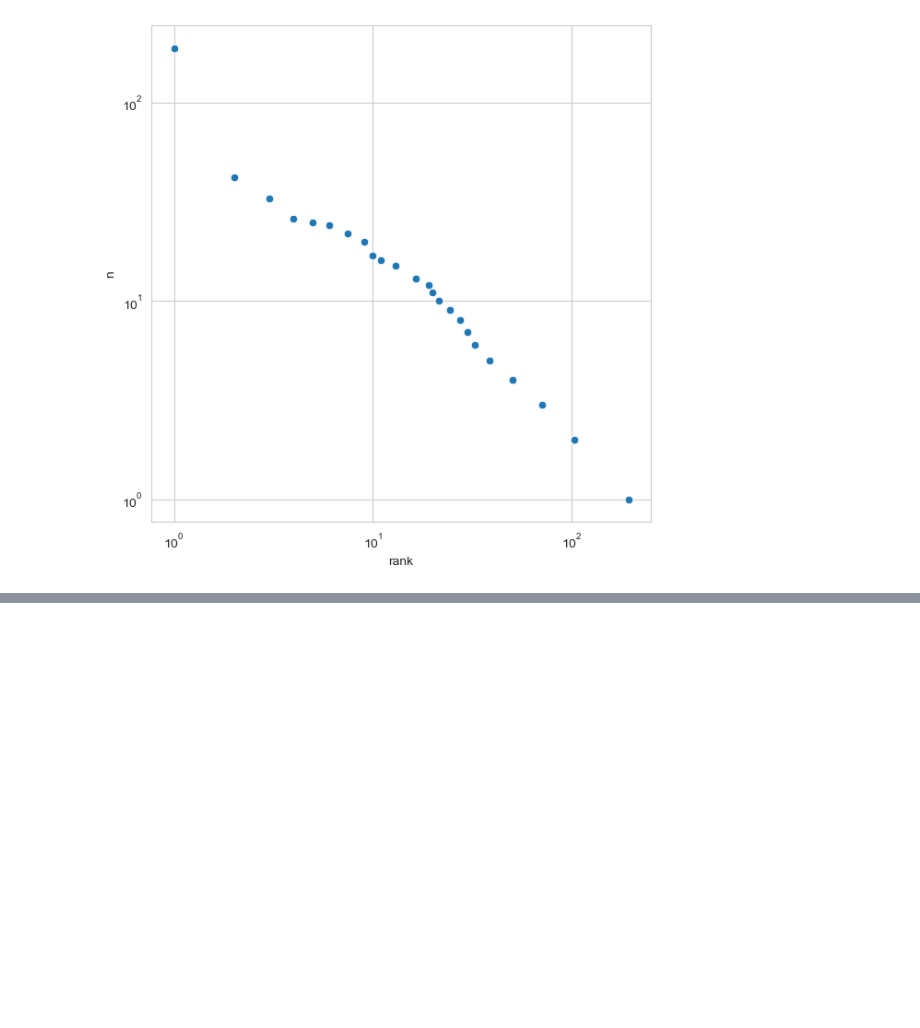
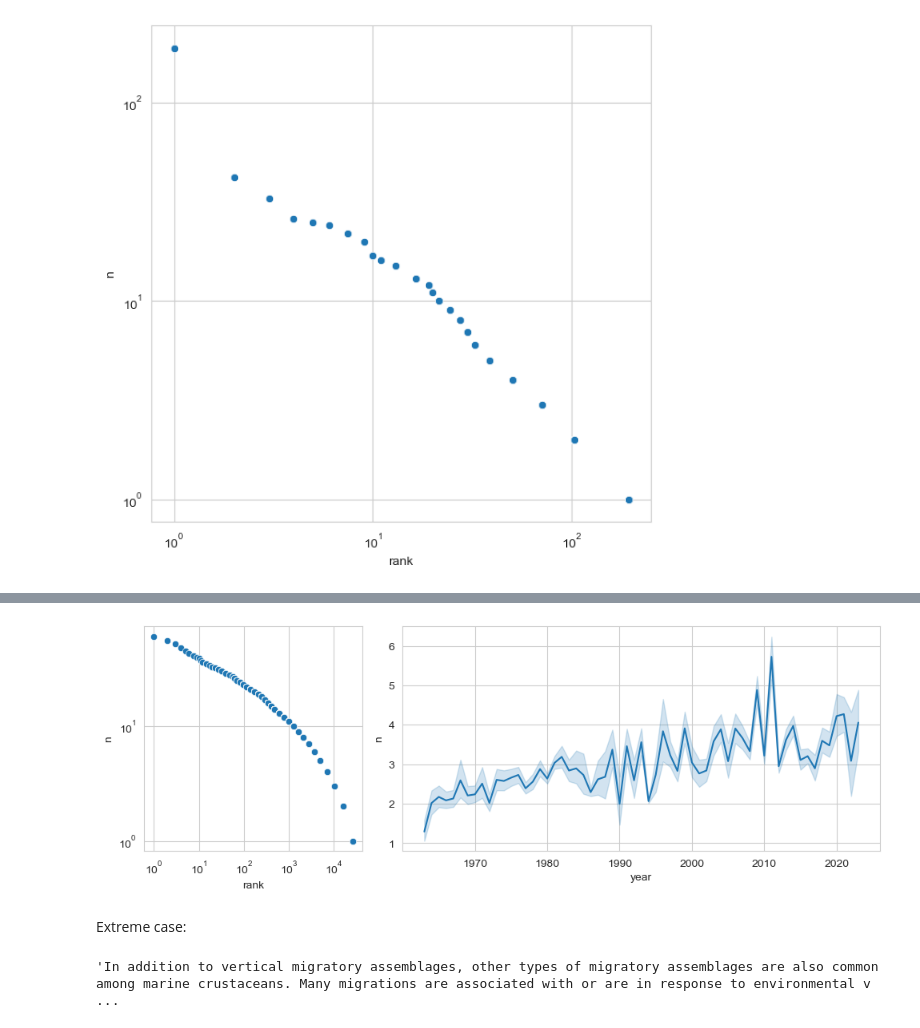
Before and after one commit to jstonge/sci_feuds, a Jupyter notebook: notebook/eda.ipynb, the cells around one changed output, grey strips where cells are left out. Drawn from its saved outputs; the diff is of its cells as text; code cells hidden in the pictures; blank space fills up the shorter version.

```diff
--- a/notebook/eda.ipynb
+++ b/notebook/eda.ipynb
@@ -86,0 +105,4 @@ ax.set_yscale('log');
+# %%
+df_count = df.value_counts(['year', 'did', 'sid']).reset_index(name='n')
+df_count['rank'] = df_count.n.rank(ascending=False)
+df_count.head(5)
@@ -86,0 +125,18 @@ ax.set_yscale('log');
+# %%
+sns.set_style("whitegrid")
+fig, ax = plt.subplots(figsize=(10, 10))
+ax1 = plt.subplot2grid((3, 3), (0, 0))
+ax2 = plt.subplot2grid((3, 3), (0, 1), colspan=2)
+sns.scatterplot(x='rank', y="n", data=df_count, ax=ax1)
+ax1.set_xscale('log')
+ax1.set_yscale('log')
+sns.lineplot(x="year", y="n", data=df_count, ax=ax2)
+plt.tight_layout();
+# %% [output]
+[figure, added]
+# %% [markdown]
+Extreme case:
+# %%
+df[(df.did==32) & (df.sid==1200)].parsed_doc.iloc[0]
+# %% [output]
+'In addition to vertical migratory assemblages, other types of migratory assemblages are also common among marine crustaceans. Many migrations are associated with or are in response to environmental v ...
```
Also changed, not shown: parts of 22 cells of this notebook, 25 other files.
